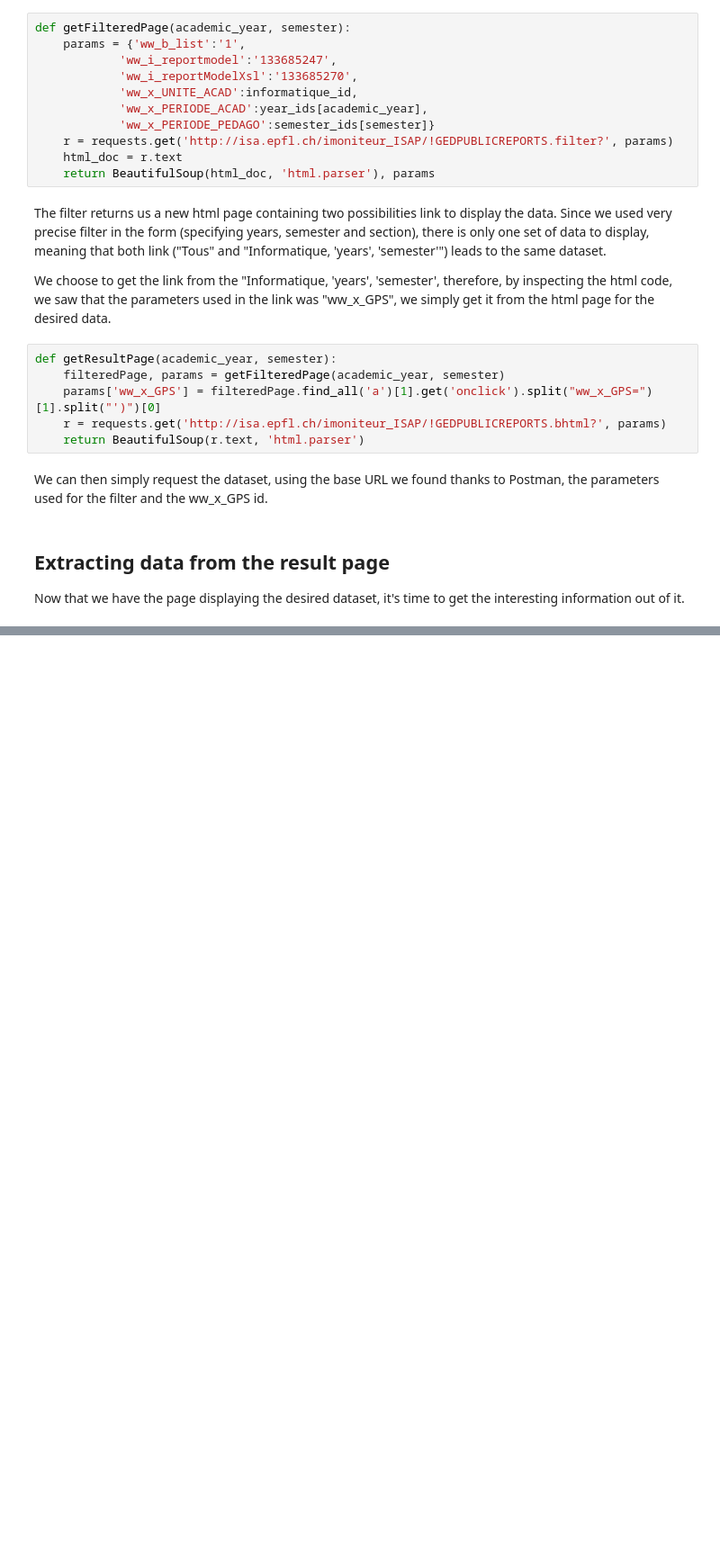
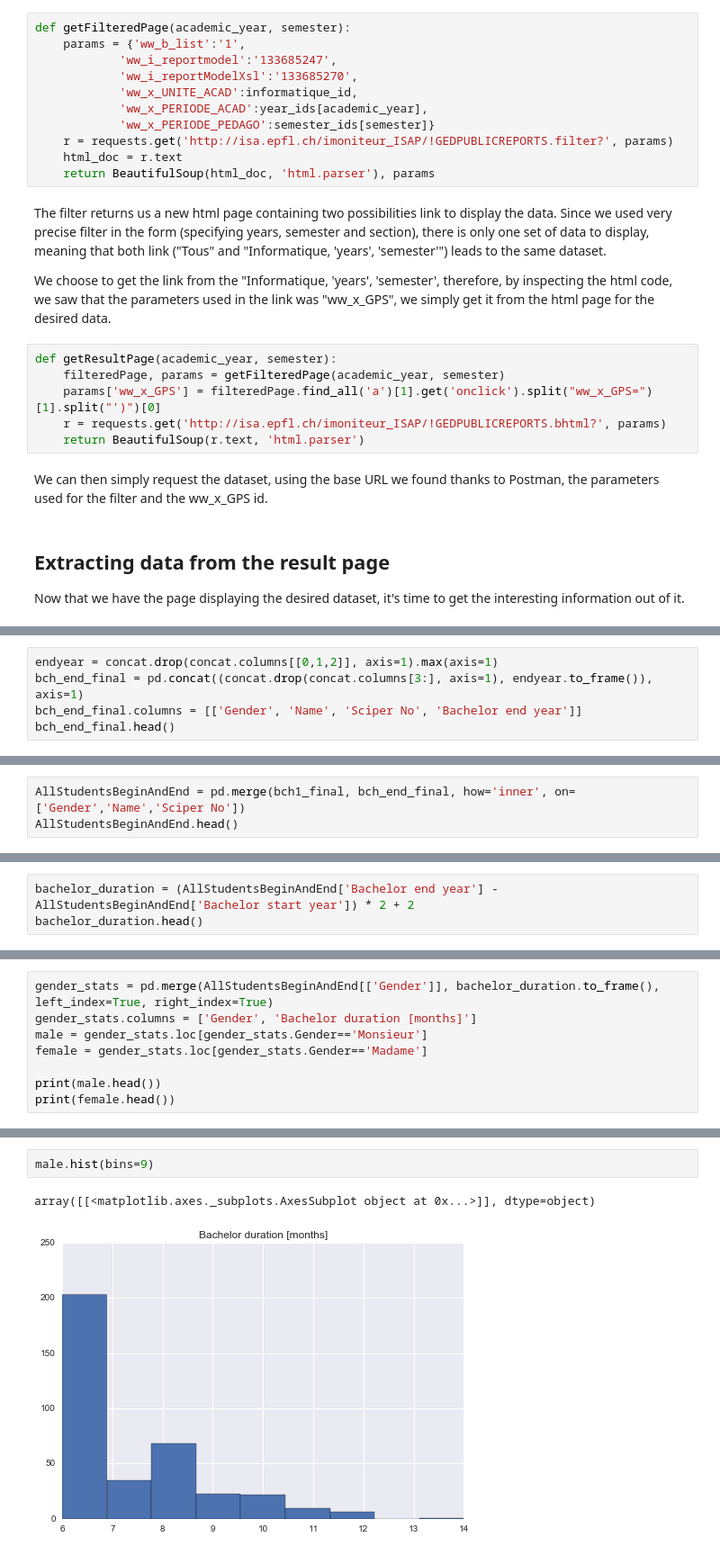
Before and after one commit to nathanquinteiro/ADA-Homework, a Jupyter notebook: 02 - Data from the Web/Data from the Web.ipynb, the cells around one changed output, grey strips where cells are left out. Shown at 90% size. Saved outputs shown, nothing was run; the diff lists cells and outputs as text; blank space fills up the shorter version.

Commit message:
Treated all data from Bachelor

```diff
--- a/02 - Data from the Web/Data from the Web.ipynb
+++ b/02 - Data from the Web/Data from the Web.ipynb
@@ -177,0 +251,5 @@ pd_student
+# %%
+endyear = concat.drop(concat.columns[[0,1,2]], axis=1).max(axis=1)
+bch_end_final = pd.concat((concat.drop(concat.columns[3:], axis=1), endyear.to_frame()), axis=1)
+bch_end_final.columns = [['Gender', 'Name', 'Sciper No', 'Bachelor end year']]
+bch_end_final.head()
@@ -177,0 +263,3 @@ pd_student
+# %%
+AllStudentsBeginAndEnd = pd.merge(bch1_final, bch_end_final, how='inner', on=['Gender','Name','Sciper No'])
+AllStudentsBeginAndEnd.head()
@@ -177,0 +273,3 @@ pd_student
+# %%
+bachelor_duration = (AllStudentsBeginAndEnd['Bachelor end year'] - AllStudentsBeginAndEnd['Bachelor start year']) * 2 + 2
+bachelor_duration.head()
@@ -177,0 +283,8 @@ pd_student
+# %%
+gender_stats = pd.merge(AllStudentsBeginAndEnd[['Gender']], bachelor_duration.to_frame(), left_index=True, right_index=True)
+gender_stats.columns = ['Gender', 'Bachelor duration [months]']
+male = gender_stats.loc[gender_stats.Gender=='Monsieur']
+female = gender_stats.loc[gender_stats.Gender=='Madame']
+
+print(male.head())
+print(female.head())
@@ -177,0 +323,5 @@ pd_student
+# %%
+male.hist(bins=9)
+# %% [output]
+array([[<matplotlib.axes._subplots.AxesSubplot object at 0x...>]], dtype=object)
+[figure, added]
```
Also changed, not shown: parts of 21 cells of this notebook.
